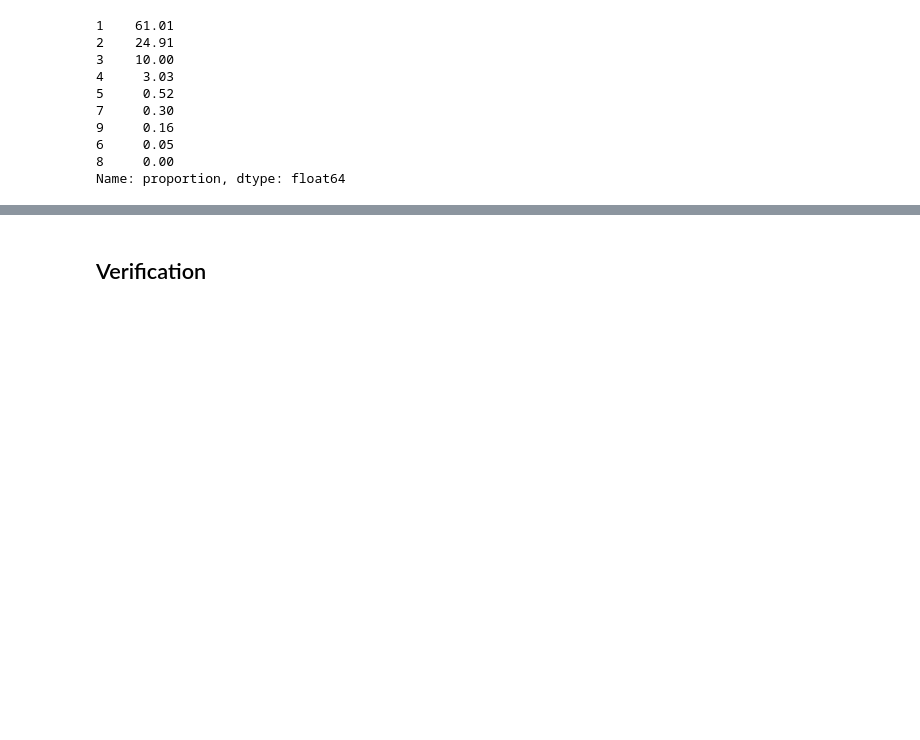
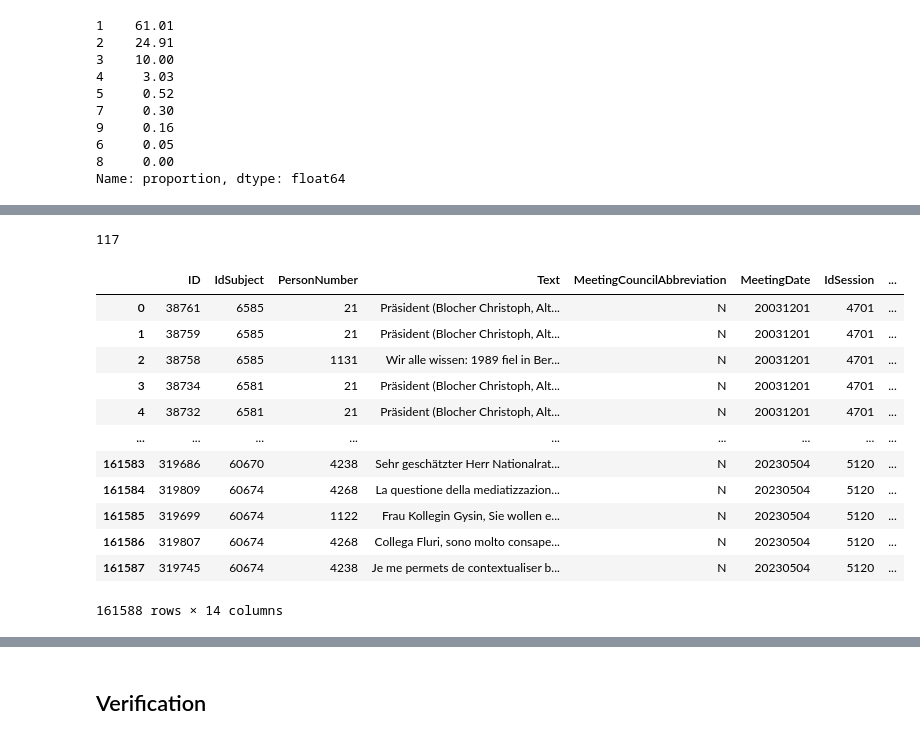
Before and after one commit to cgcrts/ef23_discours, a Jupyter notebook: tag_processing.ipynb, the cells around one changed output, grey strips where cells are left out. Drawn from its saved outputs; the diff is of its cells as text; code cells hidden in the pictures; blank space fills up the shorter version.

```diff
--- a/tag_processing.ipynb
+++ b/tag_processing.ipynb
@@ -274,0 +321,46 @@ Name: proportion, dtype: float64
+# %%
+# get file paths
+
+directory = 'data/transcripts'
+filepaths_list = []
+transcripts_list = []
+
+# iterate over files in that directory
+for filename in os.listdir(directory):
+    file = os.path.join(directory, filename)
+    # checking if it is a file
+    if os.path.isfile(file) and file.endswith('.csv'):
+        filepaths_list.append(file)
+
+# sort transcripts chronologically
+filepaths_list.sort()
+print(len(filepaths_list))
+# %% [output]
+117
+# %%
+transcript_df = pd.DataFrame()
+
+for filepath in tqdm(filepaths_list[:]):
+    with open(filepath, encoding='utf-8') as file:
+        session_df = pd.read_csv(file).drop(columns='Unnamed: 0')
+        if session_df.iloc[0]['IdSession'] > 4700:
+            transcript_df = pd.concat([transcript_df, session_df])
+
+transcript_df = transcript_df.reset_index(drop=True)
+transcript_df['legislature'] = transcript_df['IdSession'].apply(lambda x: str(x)[:2])
+transcript_df['legislature'] = transcript_df['legislature'].astype('int')
+transcript_df
+# %% [output]
+|  | ID | IdSubject | PersonNumber | Text | MeetingCouncilAbbreviation | MeetingDate | IdSession | ... |
+| 0 | 38761 | 6585 | 21 | Präsident (Blocher Christoph, Alt... | N | 20031201 | 4701 | ... |
+| 1 | 38759 | 6585 | 21 | Präsident (Blocher Christoph, Alt... | N | 20031201 | 4701 | ... |
+| 2 | 38758 | 6585 | 1131 | Wir alle wissen: 1989 fiel in Ber... | N | 20031201 | 4701 | ... |
+| 3 | 38734 | 6581 | 21 | Präsident (Blocher Christoph, Alt... | N | 20031201 | 4701 | ... |
+| 4 | 38732 | 6581 | 21 | Präsident (Blocher Christoph, Alt... | N | 20031201 | 4701 | ... |
+| ... | ... | ... | ... | ... | ... | ... | ... | ... |
+| 161583 | 319686 | 60670 | 4238 | Sehr geschätzter Herr Nationalrat... | N | 20230504 | 5120 | ... |
+| 161584 | 319809 | 60674 | 4268 | La questione della mediatizzazion... | N | 20230504 | 5120 | ... |
+| 161585 | 319699 | 60674 | 1122 | Frau Kollegin Gysin, Sie wollen e... | N | 20230504 | 5120 | ... |
+| 161586 | 319807 | 60674 | 4268 | Collega Fluri, sono molto consape... | N | 20230504 | 5120 | ... |
+| 161587 | 319745 | 60674 | 4238 | Je me permets de contextualiser b... | N | 20230504 | 5120 | ... |
+161588 rows × 14 columns
```
Also changed, not shown: parts of 15 cells of this notebook, 1 other file.
